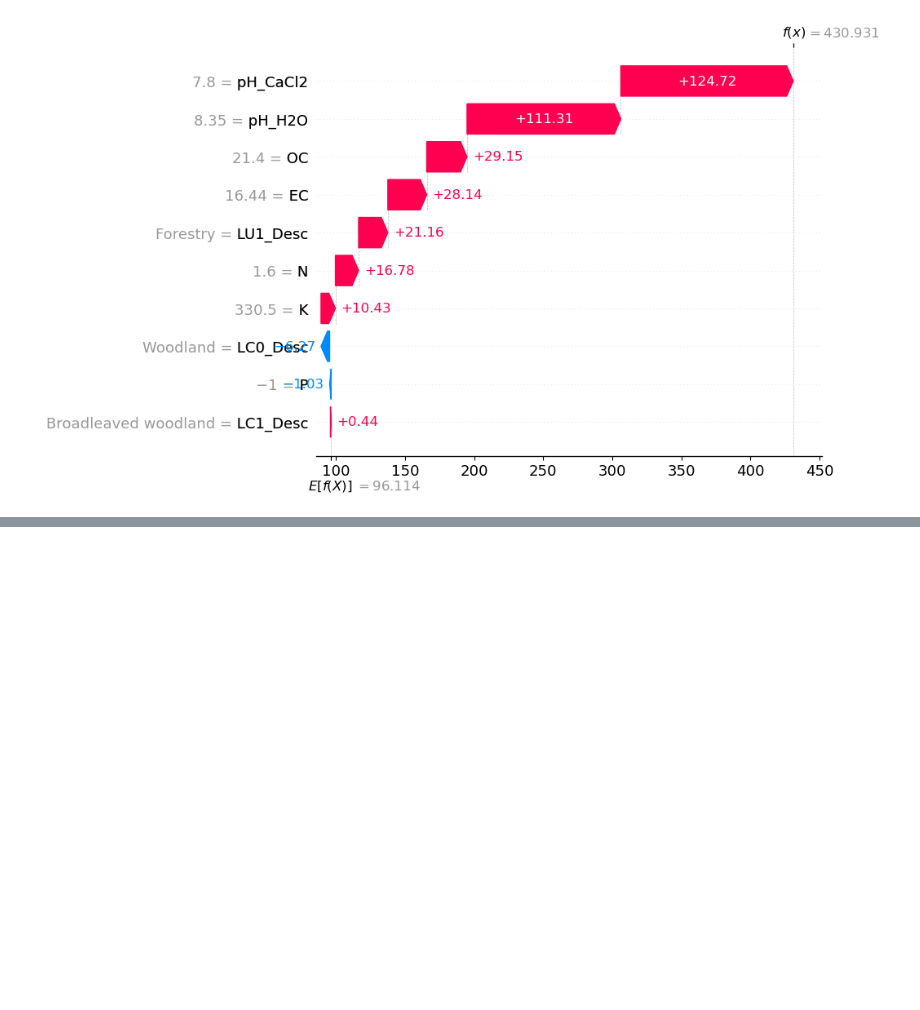
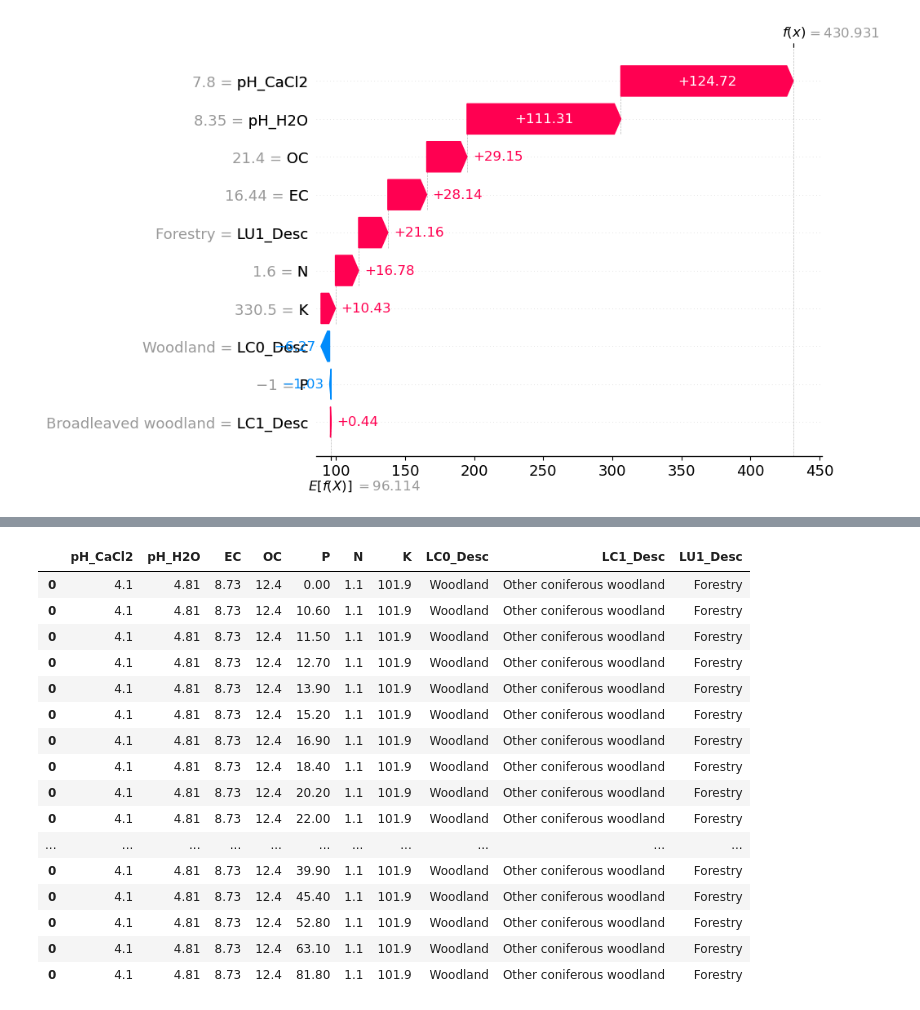
Before and after one commit to JonasBiermann/aiforlifesciences, a Jupyter notebook: analysis/2.ShapModeling/1.ShapValue.ipynb, the cells around one changed output, grey strips where cells are left out. Drawn from its saved outputs; the diff is of its cells as text; code cells hidden in the pictures; blank space fills up the shorter version.

```diff
--- a/analysis/2.ShapModeling/1.ShapValue.ipynb
+++ b/analysis/2.ShapModeling/1.ShapValue.ipynb
@@ -188,0 +284,14 @@ shap.plots.waterfall(shap_values[3879,...]) # Medium
+# %%
+import numpy as np
+input_data = {
+    'pH_CaCl2' : 4.1,
+    'pH_H2O' : 4.81,
+    'EC' : 8.73,
+    'OC' : 12.4,
+    'P' : np.nan, # The missing
+    'N' : 1.1,
+    'K' : 101.9,
+    'LC0_Desc' : 'Woodland',
+    'LC1_Desc' : 'Other coniferous woodland',
+    'LU1_Desc' : 'Forestry'
+}
@@ -188,0 +328,22 @@ shap.plots.waterfall(shap_values[3879,...]) # Medium
+# %%
+input_df = input_df.iloc[[0]*len(list_possible_P)] # This is the weird technique to replicate the rows
+input_df['P'] = list_possible_P.to_numpy()
+input_df
+# %% [output]
+|  | pH_CaCl2 | pH_H2O | EC | OC | P | N | K | LC0_Desc | LC1_Desc | LU1_Desc |
+| 0 | 4.1 | 4.81 | 8.73 | 12.4 | 0.00 | 1.1 | 101.9 | Woodland | Other coniferous woodland | Forestry |
+| 0 | 4.1 | 4.81 | 8.73 | 12.4 | 10.60 | 1.1 | 101.9 | Woodland | Other coniferous woodland | Forestry |
+| 0 | 4.1 | 4.81 | 8.73 | 12.4 | 11.50 | 1.1 | 101.9 | Woodland | Other coniferous woodland | Forestry |
+| 0 | 4.1 | 4.81 | 8.73 | 12.4 | 12.70 | 1.1 | 101.9 | Woodland | Other coniferous woodland | Forestry |
+| 0 | 4.1 | 4.81 | 8.73 | 12.4 | 13.90 | 1.1 | 101.9 | Woodland | Other coniferous woodland | Forestry |
+| 0 | 4.1 | 4.81 | 8.73 | 12.4 | 15.20 | 1.1 | 101.9 | Woodland | Other coniferous woodland | Forestry |
+| 0 | 4.1 | 4.81 | 8.73 | 12.4 | 16.90 | 1.1 | 101.9 | Woodland | Other coniferous woodland | Forestry |
+| 0 | 4.1 | 4.81 | 8.73 | 12.4 | 18.40 | 1.1 | 101.9 | Woodland | Other coniferous woodland | Forestry |
+| 0 | 4.1 | 4.81 | 8.73 | 12.4 | 20.20 | 1.1 | 101.9 | Woodland | Other coniferous woodland | Forestry |
+| 0 | 4.1 | 4.81 | 8.73 | 12.4 | 22.00 | 1.1 | 101.9 | Woodland | Other coniferous woodland | Forestry |
+| ... | ... | ... | ... | ... | ... | ... | ... | ... | ... | ... |
+| 0 | 4.1 | 4.81 | 8.73 | 12.4 | 39.90 | 1.1 | 101.9 | Woodland | Other coniferous woodland | Forestry |
+| 0 | 4.1 | 4.81 | 8.73 | 12.4 | 45.40 | 1.1 | 101.9 | Woodland | Other coniferous woodland | Forestry |
+| 0 | 4.1 | 4.81 | 8.73 | 12.4 | 52.80 | 1.1 | 101.9 | Woodland | Other coniferous woodland | Forestry |
+| 0 | 4.1 | 4.81 | 8.73 | 12.4 | 63.10 | 1.1 | 101.9 | Woodland | Other coniferous woodland | Forestry |
+| 0 | 4.1 | 4.81 | 8.73 | 12.4 | 81.80 | 1.1 | 101.9 | Woodland | Other coniferous woodland | Forestry |
```
Also changed, not shown: parts of 22 cells of this notebook.
